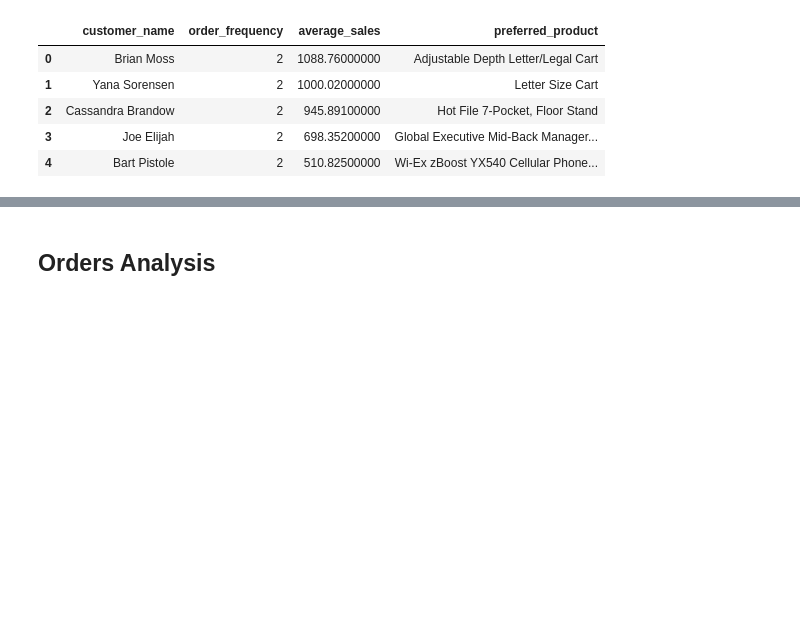
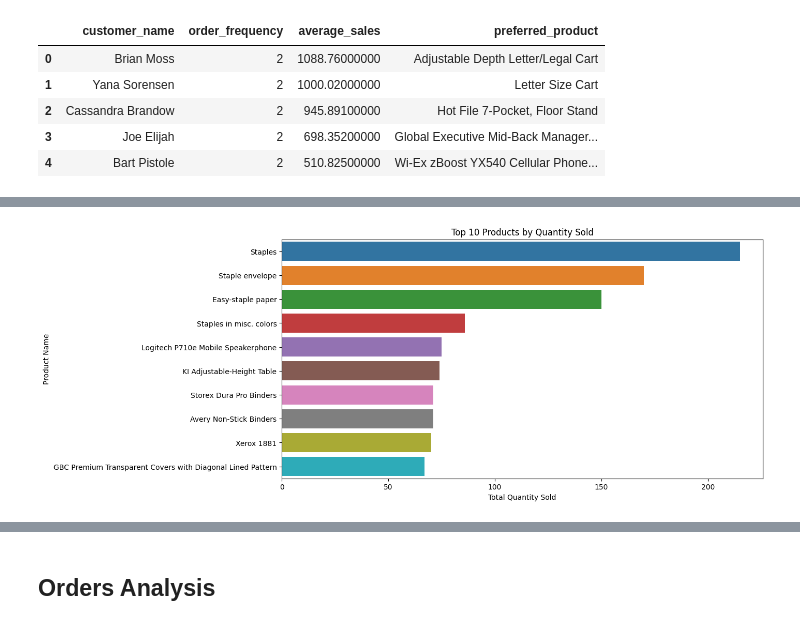
Before and after one commit to markcelemen/sales-performance-dashboard, a Jupyter notebook: eda.ipynb, the cells around one changed output, grey strips where cells are left out. Saved outputs shown, nothing was run; the diff lists cells and outputs as text; code cells hidden in the pictures; blank space fills up the shorter version.

Commit message:
feat: add product analyses

```diff
--- a/eda.ipynb
+++ b/eda.ipynb
@@ -264,0 +287,5 @@ Overall Performance: Track sales, profit, and quantity over time (year and mont
+# %%
+results = cursor.fetchall()
+df = pd.DataFrame(results, columns=['product_name', 'total_qty_sold', 'total_sales'])
+
+df.head()
@@ -264,0 +299,13 @@ Overall Performance: Track sales, profit, and quantity over time (year and mont
+# %%
+# top 10 products by total quantity sold
+top_products= df.sort_values(by='total_qty_sold', ascending=False).head(10)
+
+plt.figure(figsize=(12,6))
+sns.barplot(data=top_products, y='product_name', x='total_qty_sold', hue='product_name')
+
+plt.title('Top 10 Products by Quantity Sold')
+plt.xlabel('Total Quantity Sold')
+plt.ylabel('Product Name')
+plt.show()
+# %% [output]
+[figure, added]
```
Also changed, not shown: parts of 21 cells of this notebook.
